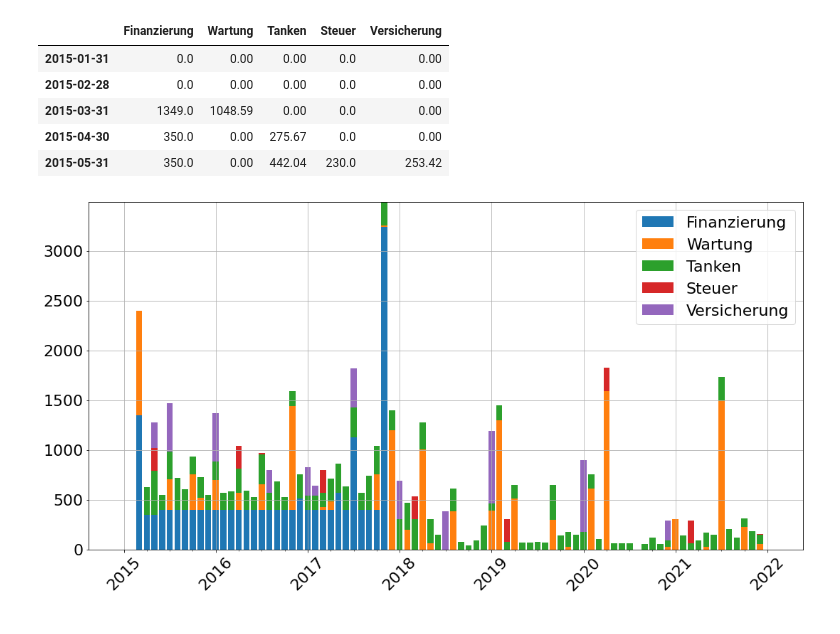
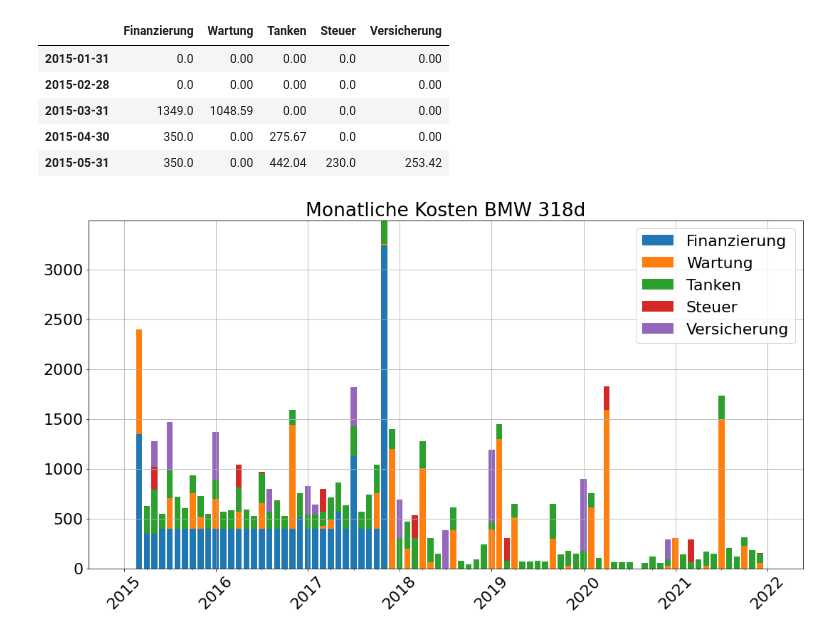
Before and after one commit to schorschie/car_cost_comparisons, a Jupyter notebook: Kostenabrechnung_Maximus.ipynb, the cells around one changed output. Drawn from its saved outputs; the diff is of its cells as text; code cells hidden in the pictures.

```diff
--- a/Kostenabrechnung_Maximus.ipynb
+++ b/Kostenabrechnung_Maximus.ipynb
@@ -109,30 +109,33 @@ aggregated_df.head()
 | 2015-05-31 | 350.0 | 0.00 | 442.04 | 230.0 | 253.42 |
 # %%
 import numpy as np
+import matplotlib
+matplotlib.rcParams.update({'font.size': 22})
 
 labels = aggregated_df.index.strftime('%Y')
 idx = aggregated_df.reset_index().index
 _, ax = plt.subplots(1, 1, figsize=(18,9))
 
 bottom = np.zeros(aggregated_df.shape[0])
 
 for column in aggregated_df.columns:
     ax.bar(idx, aggregated_df[column],
            label=column,
            bottom=bottom,
            width=0.8,
            align='center')
     bottom = bottom + aggregated_df[column]
 
 ax.set_xticks(range(0,85,12))
 ax.set_xticks(range(0,85,3), minor=True)
 ax.set_xticklabels(list(labels[0:-1:12]) + list([labels[-1]]), rotation=45);
+ax.set_title('Monatliche Kosten BMW 318d')
 ax.grid(True);
 ax.legend();
 
 plt.savefig('images/kosten_maximus.png')
 # %% [output]
-[figure, old version]
+[figure, new version]
 # %%
 import matplotlib.pyplot as plt
 plt.rcParams.update({'font.size': 22})
```
Also changed, not shown: parts of 1 cell of this notebook, 5 other files.
